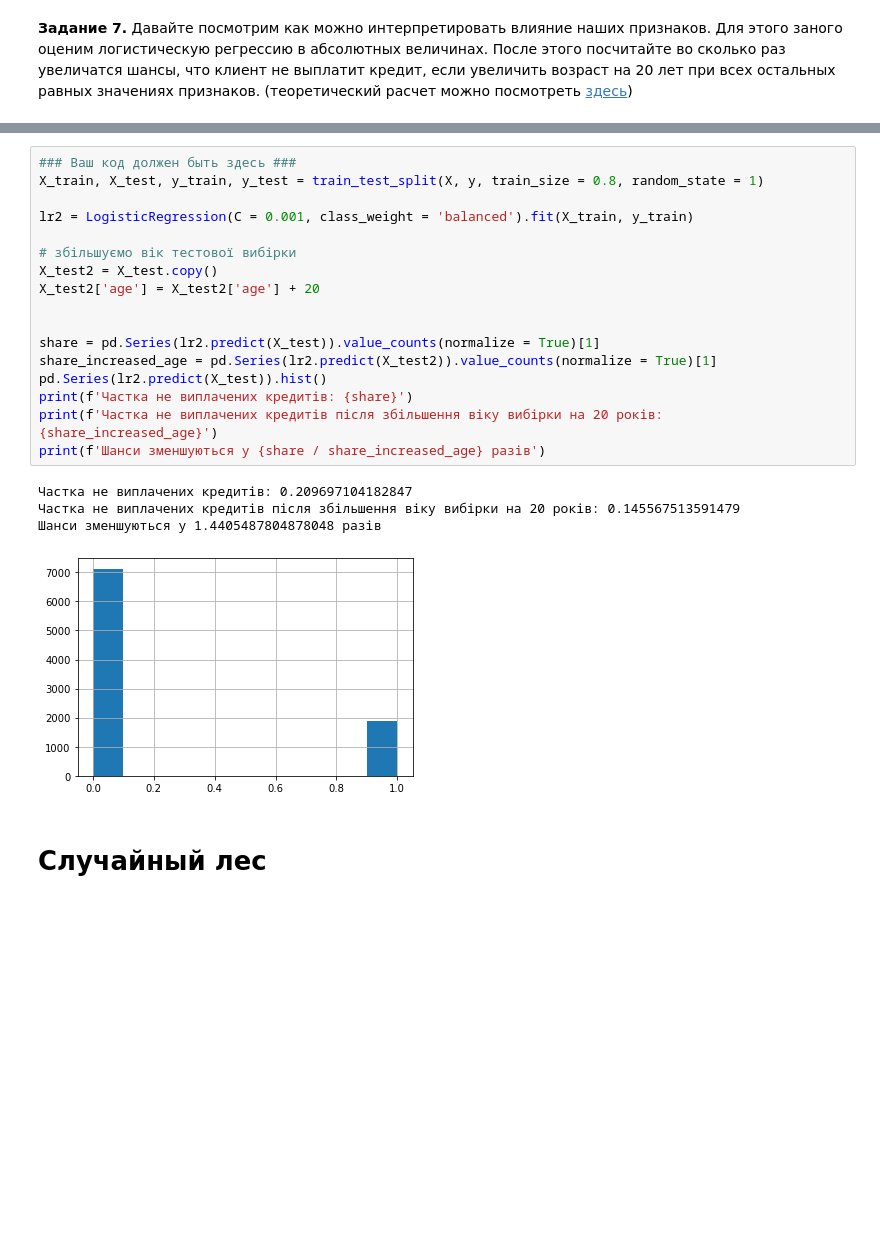
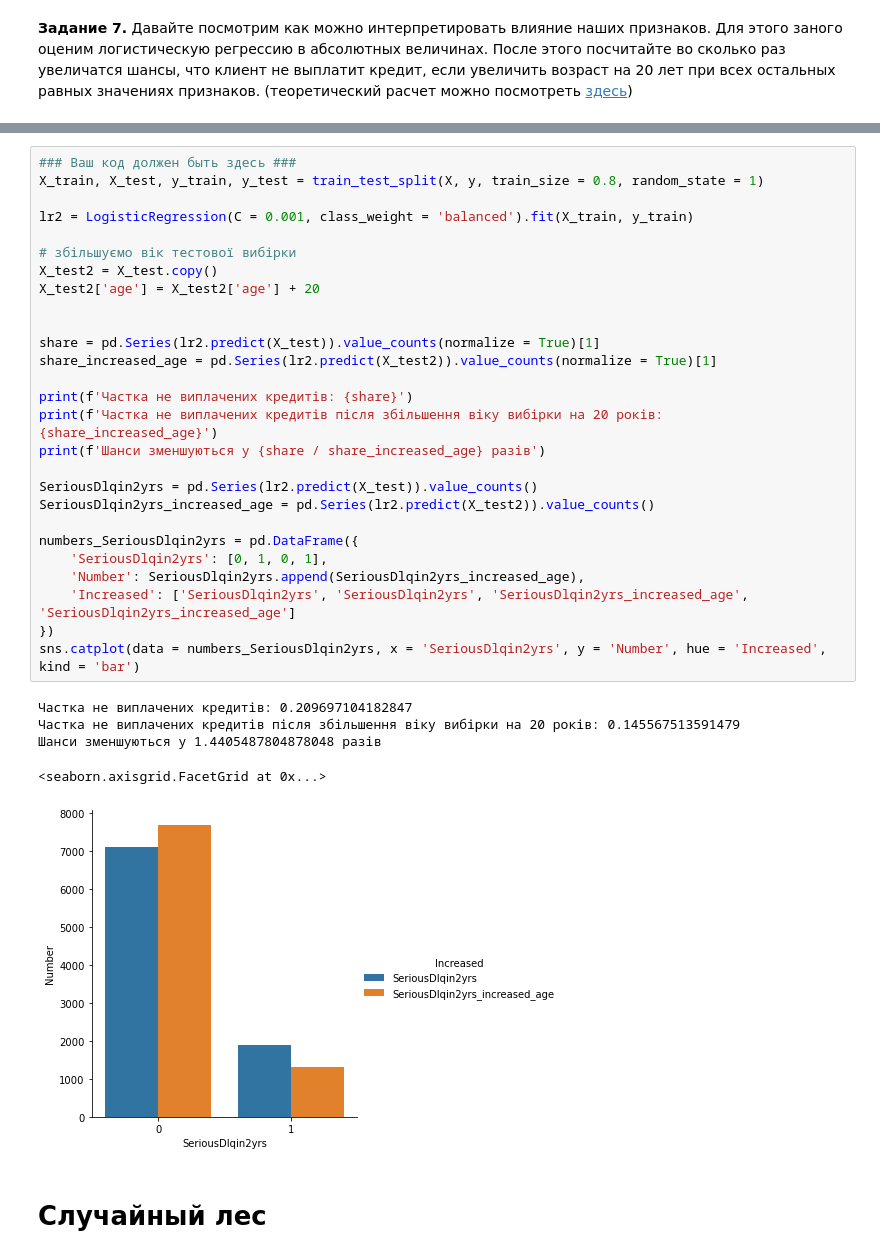
Before and after one commit to simon-torm/geekhub-ds-2020, a Jupyter notebook: HW11. Trees, bootstrap, random forest, bagging/HW.ipynb, the cells around one changed output, grey strips where cells are left out. Drawn from its saved outputs; the diff is of its cells as text; blank space fills up the shorter version.

```diff
--- a/HW11. Trees, bootstrap, random forest, bagging/HW.ipynb
+++ b/HW11. Trees, bootstrap, random forest, bagging/HW.ipynb
@@ -239,25 +257,36 @@ softmax(lr_best.coef_).reshape([lr_best.coef_.size])[indx_DebtRatio]
 # %%
 ### Ваш код должен быть здесь ###
 X_train, X_test, y_train, y_test = train_test_split(X, y, train_size = 0.8, random_state = 1)
 
 lr2 = LogisticRegression(C = 0.001, class_weight = 'balanced').fit(X_train, y_train)
 
 # збільшуємо вік тестової вибірки
 X_test2 = X_test.copy()
 X_test2['age'] = X_test2['age'] + 20
 
 
 share = pd.Series(lr2.predict(X_test)).value_counts(normalize = True)[1]
 share_increased_age = pd.Series(lr2.predict(X_test2)).value_counts(normalize = True)[1]
-pd.Series(lr2.predict(X_test)).hist()
+
 print(f'Частка не виплачених кредитів: {share}')
 print(f'Частка не виплачених кредитів після збільшення віку вибірки на 20 років: {share_increased_age}')
 print(f'Шанси зменшуються у {share / share_increased_age} разів')
+
+SeriousDlqin2yrs = pd.Series(lr2.predict(X_test)).value_counts()
+SeriousDlqin2yrs_increased_age = pd.Series(lr2.predict(X_test2)).value_counts()
+
+numbers_SeriousDlqin2yrs = pd.DataFrame({
+    'SeriousDlqin2yrs': [0, 1, 0, 1],
+    'Number': SeriousDlqin2yrs.append(SeriousDlqin2yrs_increased_age),
+    'Increased': ['SeriousDlqin2yrs', 'SeriousDlqin2yrs', 'SeriousDlqin2yrs_increased_age', 'SeriousDlqin2yrs_increased_age']
+})
+sns.catplot(data = numbers_SeriousDlqin2yrs, x = 'SeriousDlqin2yrs', y = 'Number', hue = 'Increased', kind = 'bar')
 # %% [output]
 Частка не виплачених кредитів: 0.209697104182847
 Частка не виплачених кредитів після збільшення віку вибірки на 20 років: 0.145567513591479
 Шанси зменшуються у 1.4405487804878048 разів
+<seaborn.axisgrid.FacetGrid at 0x...>
-[figure, old version]
+[figure, new version]
 # %% [markdown]
 # Случайный лес
 # %%
```
Also changed, not shown: parts of 15 cells of this notebook.
